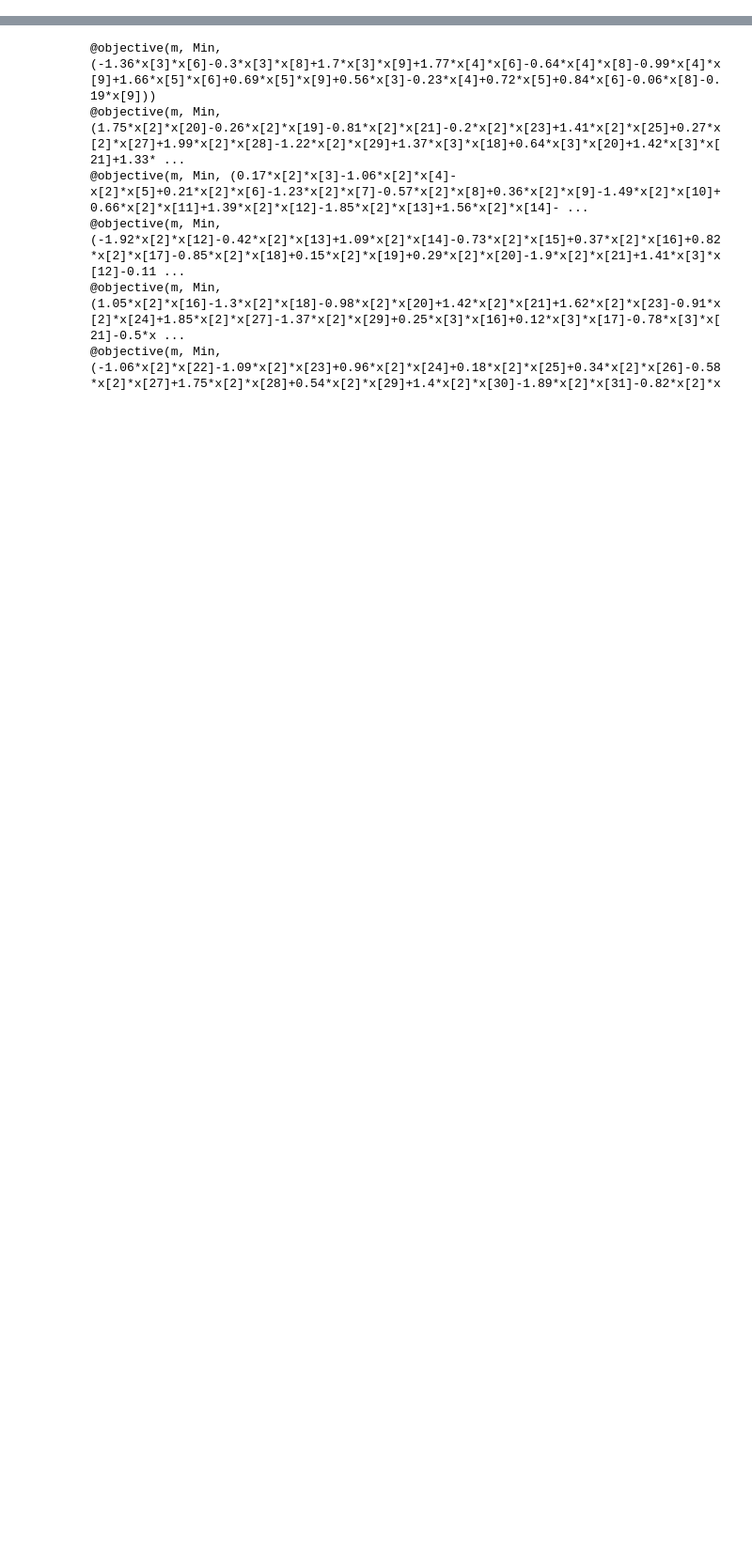
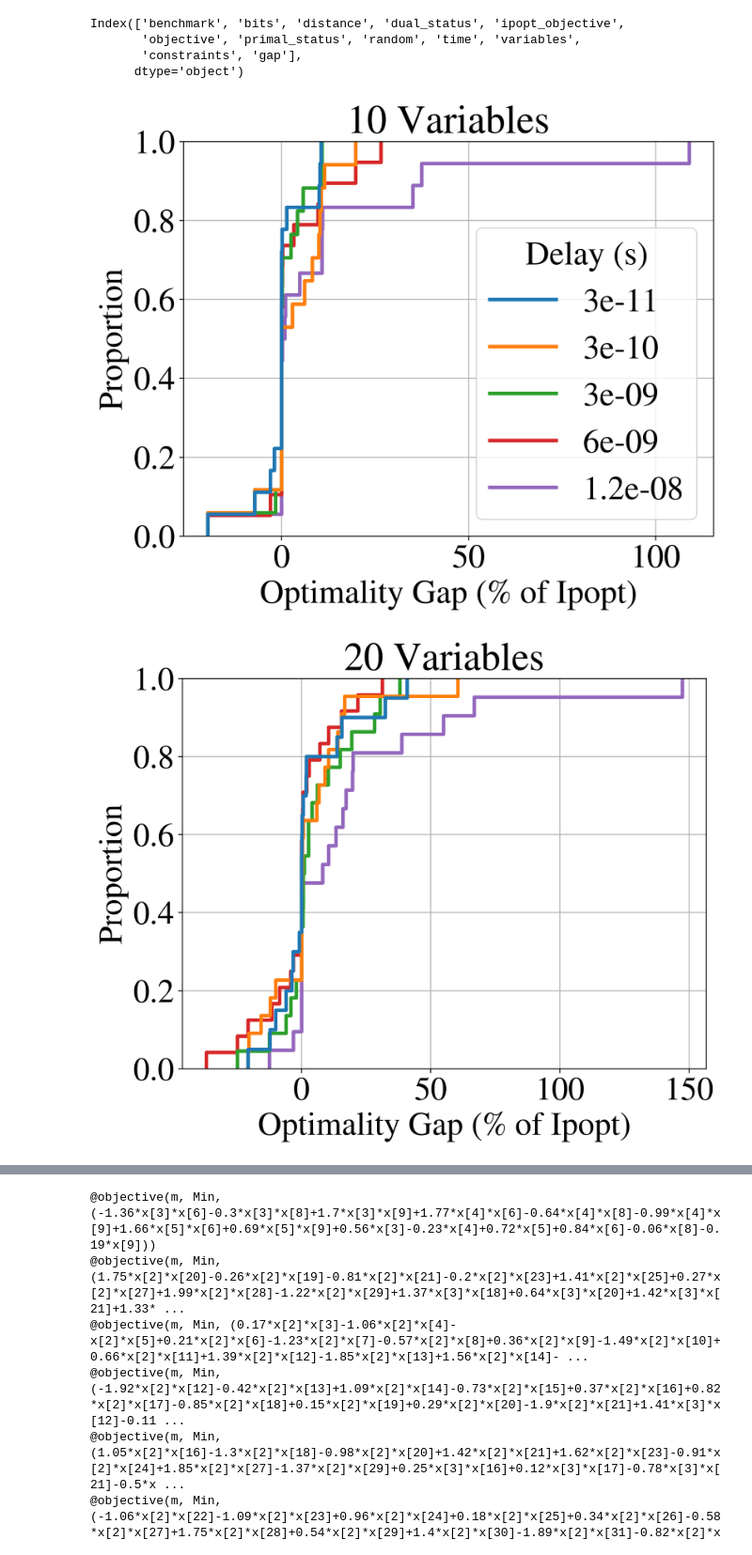
Before and after one commit to mxburns2022/PDDyn.jl, a Jupyter notebook: visualization.ipynb, the cells around one changed output, grey strips where cells are left out. Shown at 94% size. Drawn from its saved outputs; the diff is of its cells as text; code cells hidden in the pictures; blank space fills up the shorter version.

```diff
--- a/visualization.ipynb
+++ b/visualization.ipynb
@@ -0,0 +36,39 @@
+# %%
+df.columns
+# %% [output]
+Index(['benchmark', 'bits', 'distance', 'dual_status', 'ipopt_objective',
+       'objective', 'primal_status', 'random', 'time', 'variables',
+       'constraints', 'gap'],
+      dtype='object')
+# %%
+import pandas as pd
+import matplotlib.pyplot as plt
+import numpy as np
+import seaborn as sns
+
+df = pd.concat([
+    pd.read_csv("qcqp1_experiment_delay.csv"),
+    pd.read_csv("qcqp1_experiment_delay_30.csv")
+    ])
+df['Delay (s)'] = 3e-8 * df['delay']
+df['variables'] = df['benchmark'].str.extract(r'_c_(\d+)').astype(int)
+df['constraints'] =  df['benchmark'].str.extract(r'_c_\d+_(\d+)').astype(int)
+df['gap'] =  (df['objective'] - df['ipopt_objective']) / np.abs(df['ipopt_objective']) * 100
+for i, (v, sdf)in enumerate(df.groupby('variables')):
+    fig, ax = plt.subplots(figsize=(8,6))
+
+    sns.ecdfplot(sdf.query("primal_status == True"),
+                 ax=ax,
+                 x='gap', hue='Delay (s)', palette='tab10',
+                 linewidth=3,
+                 legend=i==0)
+    ax.grid()
+    ax.set_title(f'{v} Variables')
+    ax.set_xlabel('Optimality Gap (% of Ipopt)')
+    fig.savefig(f'delay_v{i}.pdf', bbox_inches='tight')
+    # if i !=
+# df.variables
+mean_df =
+# %% [output]
+[figure, added]
+[figure, added]
```
Also changed, not shown: parts of 4 cells of this notebook, 5 other files.
